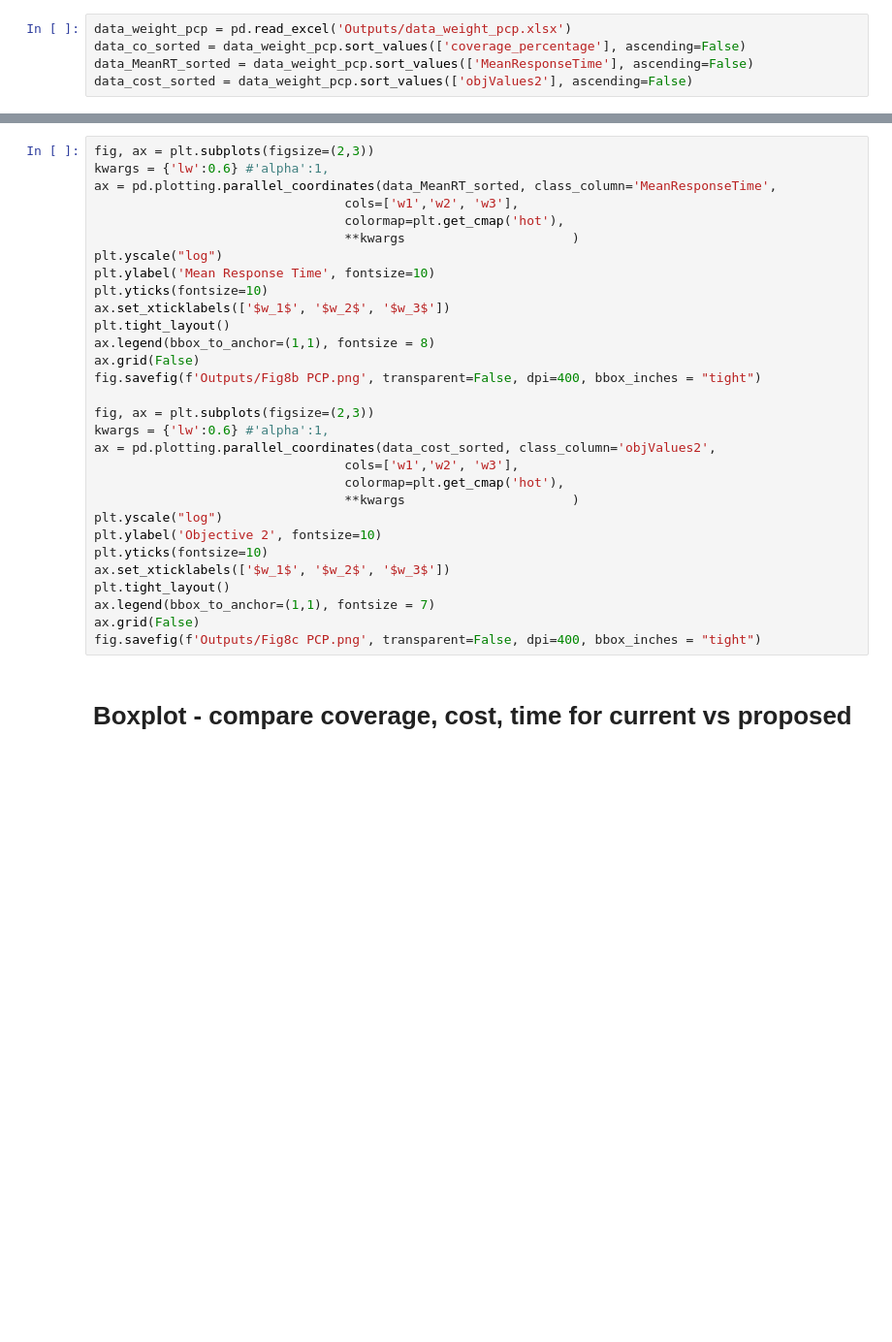
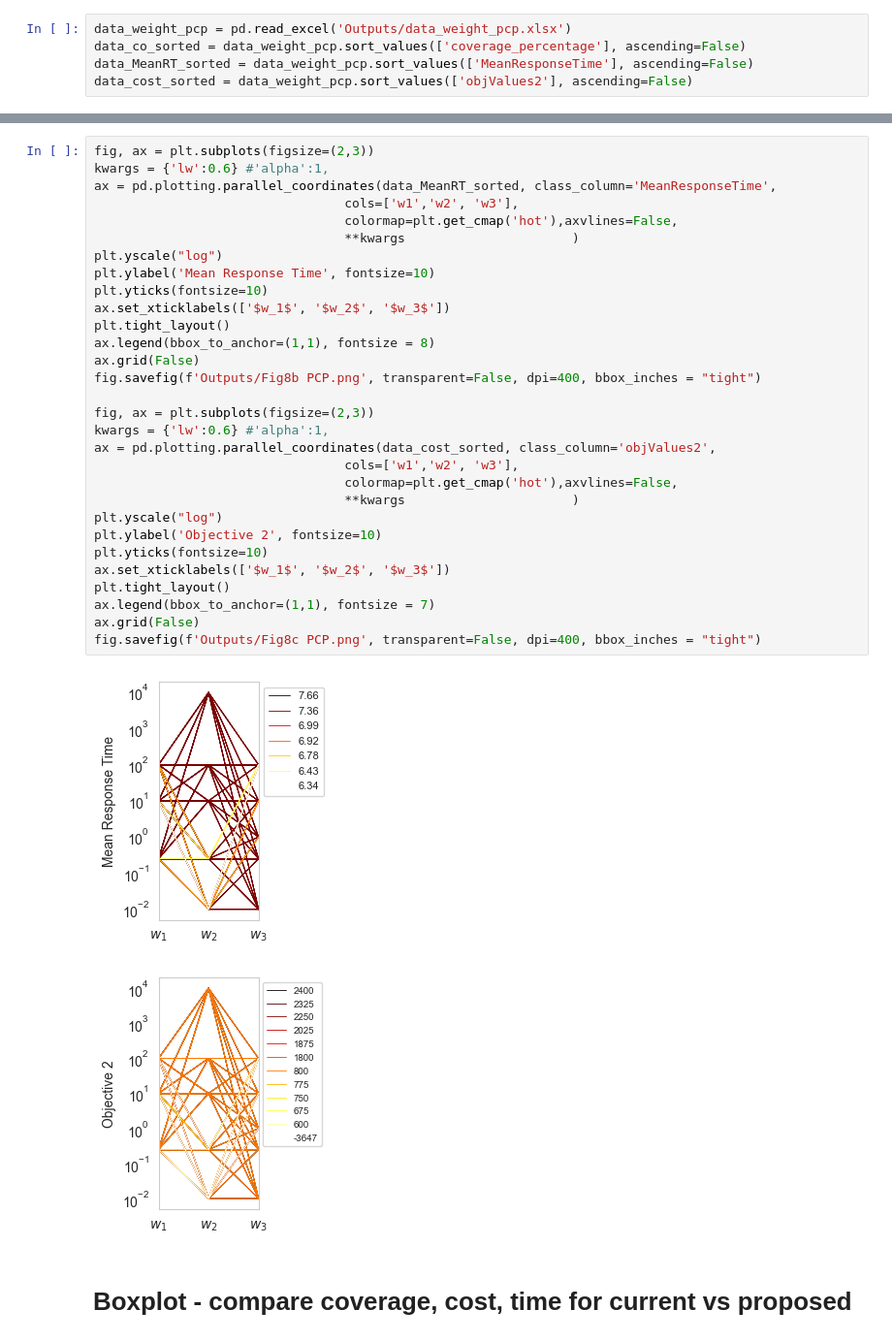
Before and after one commit to tanmoyie/MIP-Python-Lamoscad, a Jupyter notebook: sensitivity_analysis_3.ipynb, the cells around one changed output, grey strips where cells are left out. Shown: that part at 97% size. Saved outputs shown, nothing was run; the diff lists cells and outputs as text; blank space fills up the shorter version.

```diff
--- a/sensitivity_analysis_3.ipynb
+++ b/sensitivity_analysis_3.ipynb
@@ -262,33 +264,36 @@ fig.savefig(f'Outputs/Fig8a PCP.png', transparent=False, dpi=400, bbox_inches =
 # %%
 fig, ax = plt.subplots(figsize=(2,3))
 kwargs = {'lw':0.6} #'alpha':1,
 ax = pd.plotting.parallel_coordinates(data_MeanRT_sorted, class_column='MeanResponseTime',
                                  cols=['w1','w2', 'w3'],
-                                 colormap=plt.get_cmap('hot'),
+                                 colormap=plt.get_cmap('hot'),axvlines=False,
                                  **kwargs                      )
 plt.yscale("log")
 plt.ylabel('Mean Response Time', fontsize=10)
 plt.yticks(fontsize=10)
 ax.set_xticklabels(['$w_1$', '$w_2$', '$w_3$'])
 plt.tight_layout()
 ax.legend(bbox_to_anchor=(1,1), fontsize = 8)
 ax.grid(False)
 fig.savefig(f'Outputs/Fig8b PCP.png', transparent=False, dpi=400, bbox_inches = "tight")
 
 fig, ax = plt.subplots(figsize=(2,3))
 kwargs = {'lw':0.6} #'alpha':1,
 ax = pd.plotting.parallel_coordinates(data_cost_sorted, class_column='objValues2',
                                  cols=['w1','w2', 'w3'],
-                                 colormap=plt.get_cmap('hot'),
+                                 colormap=plt.get_cmap('hot'),axvlines=False,
                                  **kwargs                      )
 plt.yscale("log")
 plt.ylabel('Objective 2', fontsize=10)
 plt.yticks(fontsize=10)
 ax.set_xticklabels(['$w_1$', '$w_2$', '$w_3$'])
 plt.tight_layout()
 ax.legend(bbox_to_anchor=(1,1), fontsize = 7)
 ax.grid(False)
 fig.savefig(f'Outputs/Fig8c PCP.png', transparent=False, dpi=400, bbox_inches = "tight")
+# %% [output]
+[figure, added]
+[figure, added]
 # %% [markdown]
 # Boxplot - compare coverage, cost, time for current vs proposed
 # %% [markdown]
```
Also changed, not shown: parts of 1 cell of this notebook, 29 other files.
